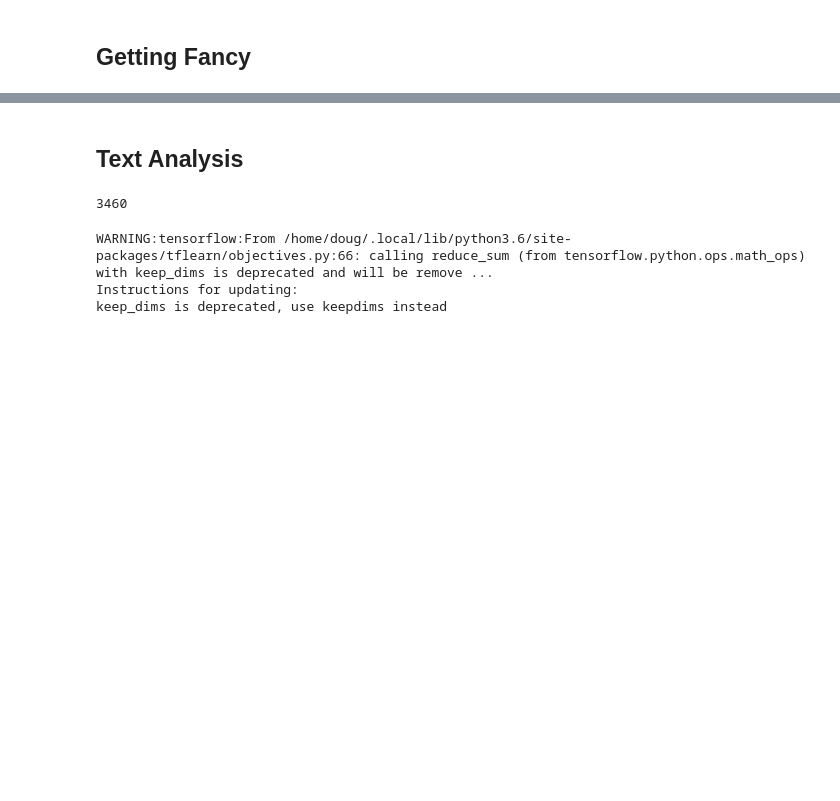
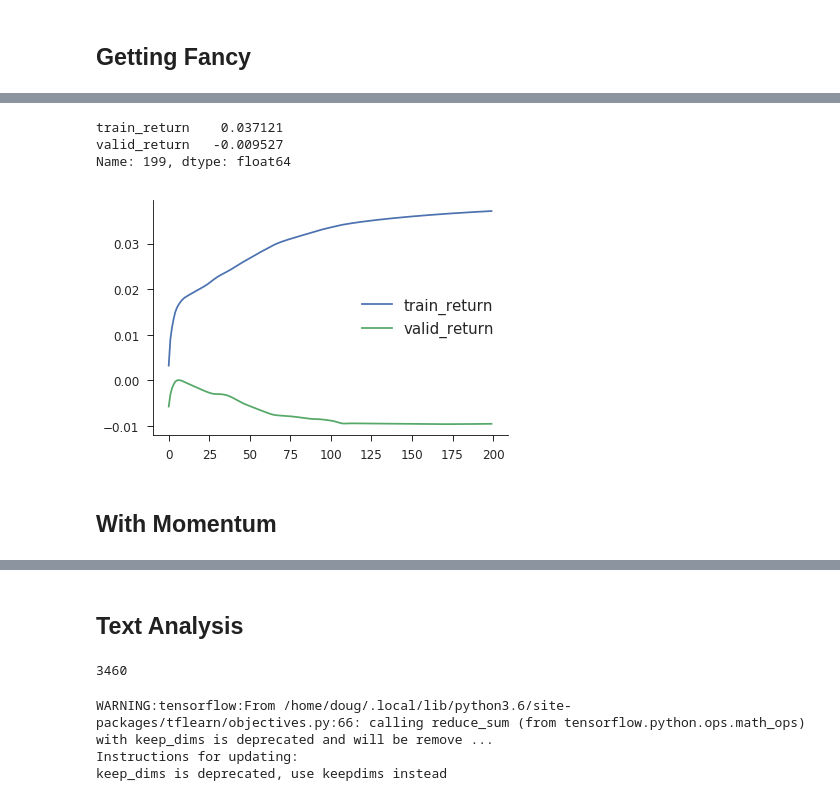
Before and after one commit to iamlemec/data_science, a Jupyter notebook: Session_4.ipynb, the cells around one changed output, grey strips where cells are left out. Saved outputs shown, nothing was run; the diff lists cells and outputs as text; code cells hidden in the pictures; blank space fills up the shorter version.

```diff
--- a/Session_4.ipynb
+++ b/Session_4.ipynb
@@ -454,0 +493,6 @@ Epoch 5/5
+# %%
+# generate overlapping sequences
+def generate_sequences(vec):
+    series = np.stack([vec[:, i:i+L] for i in range(K)], axis=-1).swapaxes(1, 2).reshape((N*K, -1))
+    target = vec[:, L:].reshape((N*K,))
+    return series, target
@@ -454,0 +558,46 @@ Epoch 5/5
+# %%
+def neural_trader(train_x, train_y, valid_x, valid_y, K=100):
+    sess = tf.get_default_session()
+
+    # save history of training (the old fashioned way)
+    train_hist = []
+    valid_hist = []
+    params = [totr]
+    names = ['return']
+
+    # map real data into placeholders
+    train_data = {x: train_x, y: train_y}
+    valid_data = {x: valid_x, y: valid_y}
+
+    # initialize variables (our coefficients)
+    init.run()
+
+    # run for a fixed period and hope for convergence
+    for i in range(K):
+        for batch in batch_dict(train_data, batch_size):
+            minn.run(feed_dict=batch)
+            pass
+        train_hist.append(sess.run(params, feed_dict=train_data))
+        valid_hist.append(sess.run(params, feed_dict=valid_data))
+
+    # turn history into dataframe
+    history = pd.concat([
+        pd.DataFrame(train_hist, columns=names).add_prefix('train_'),
+        pd.DataFrame(valid_hist, columns=names).add_prefix('valid_')
+    ], axis=1)
+
+    # return results
+    return history
+# %%
+sess = tf.Session(graph=trader_graph)
+with sess.as_default():
+    history = neural_trader(train_series, train_target, valid_series, valid_target, K=200)
+print(history.iloc[-1])
+history.plot();
+# %% [output]
+train_return    0.037121
+valid_return   -0.009527
+Name: 199, dtype: float64
+[figure, added]
+# %% [markdown]
+## With Momentum
```
Also changed, not shown: parts of 38 cells of this notebook, 1 other file.
